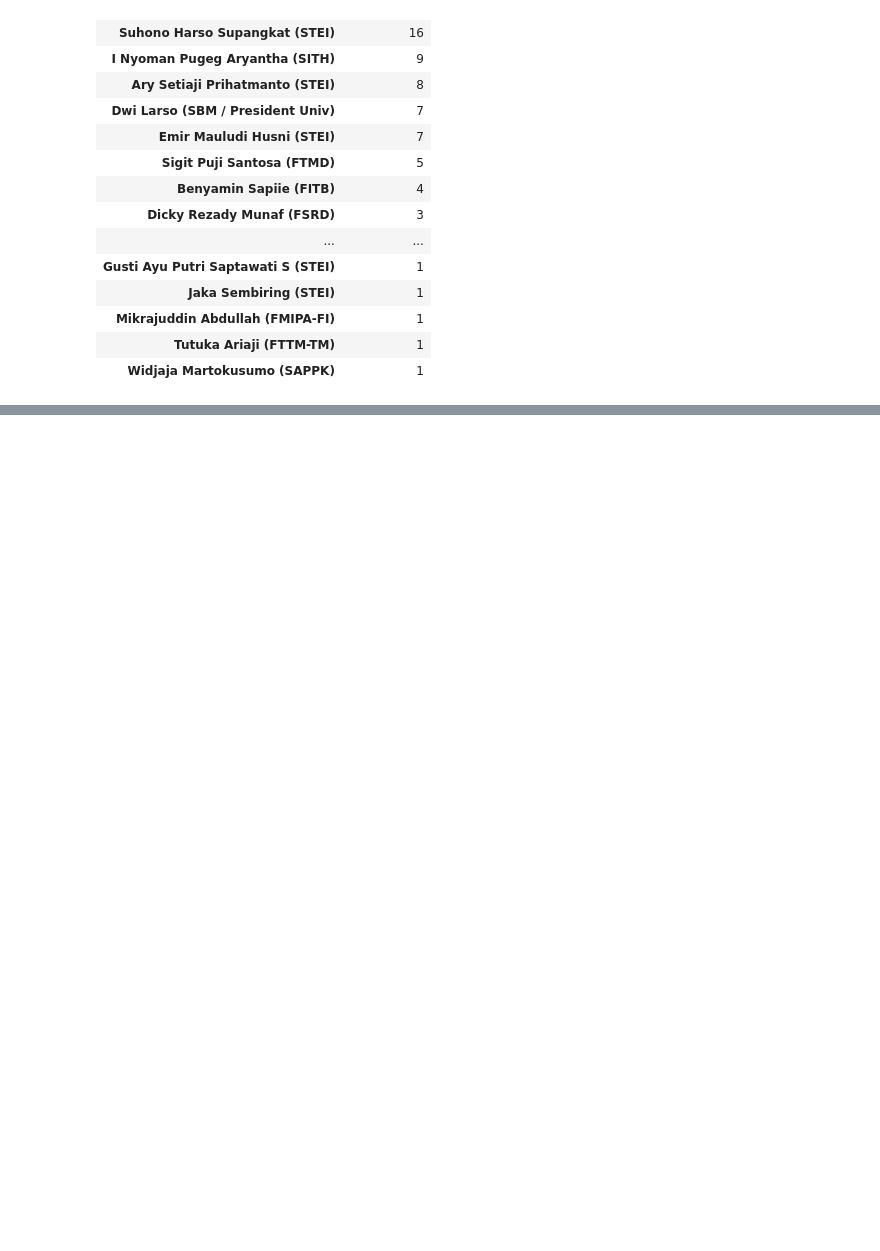
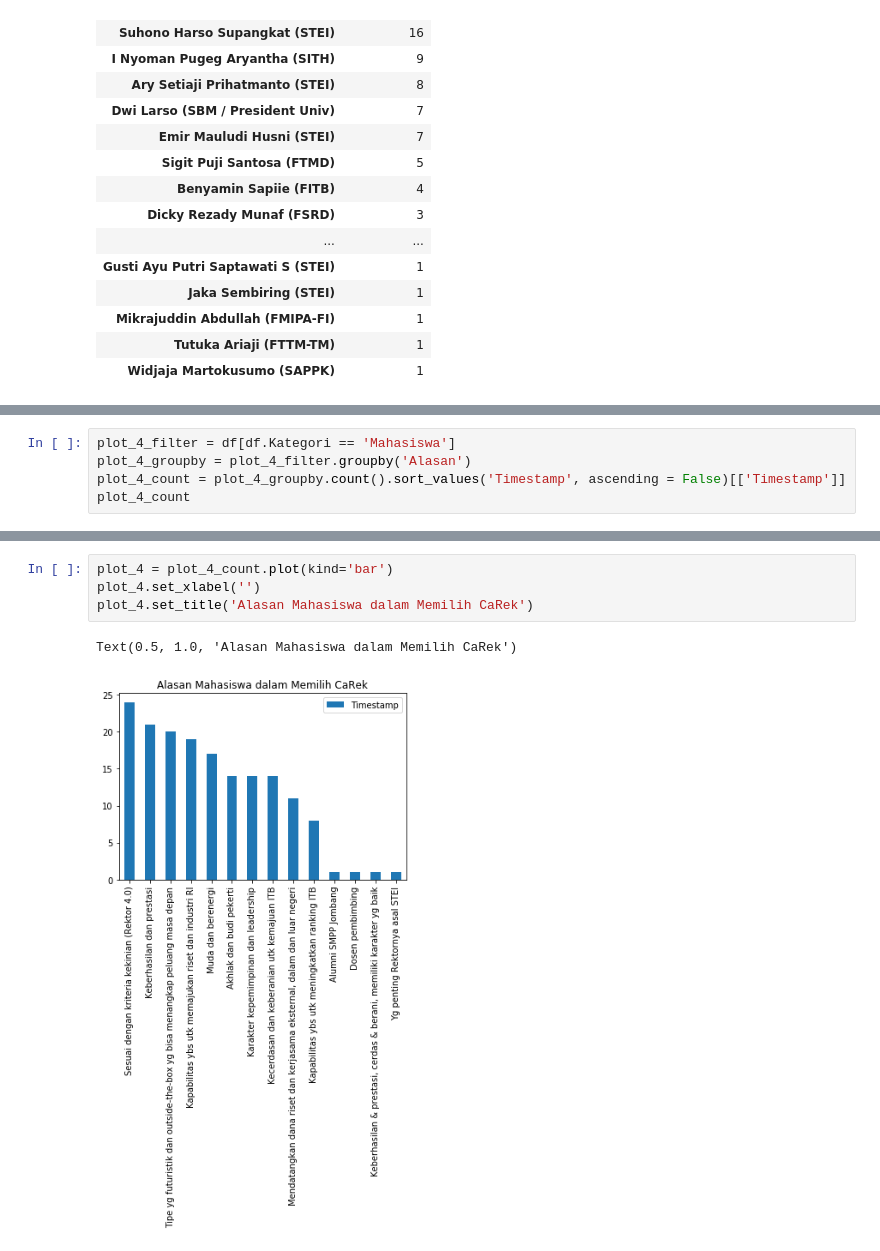
Before and after one commit to eueung/pilrek, a Jupyter notebook: contrib/Karisa_Hafizh_Visualisasi data pilrek.ipynb, the cells around one changed output, grey strips where cells are left out. Drawn from its saved outputs; the diff is of its cells as text; blank space fills up the shorter version.

```diff
--- a/contrib/Karisa_Hafizh_Visualisasi data pilrek.ipynb
+++ b/contrib/Karisa_Hafizh_Visualisasi data pilrek.ipynb
@@ -112,0 +134,5 @@ Text(0.5, 1.0, 'Carek memiliki kriteria kekinian (Rektor 4.0)')
+# %%
+plot_4_filter = df[df.Kategori == 'Mahasiswa']
+plot_4_groupby = plot_4_filter.groupby('Alasan')
+plot_4_count = plot_4_groupby.count().sort_values('Timestamp', ascending = False)[['Timestamp']]
+plot_4_count
@@ -112,0 +156,7 @@ Text(0.5, 1.0, 'Carek memiliki kriteria kekinian (Rektor 4.0)')
+# %%
+plot_4 = plot_4_count.plot(kind='bar')
+plot_4.set_xlabel('')
+plot_4.set_title('Alasan Mahasiswa dalam Memilih CaRek')
+# %% [output]
+Text(0.5, 1.0, 'Alasan Mahasiswa dalam Memilih CaRek')
+[figure, added]
```
Also changed, not shown: parts of 6 cells of this notebook.
